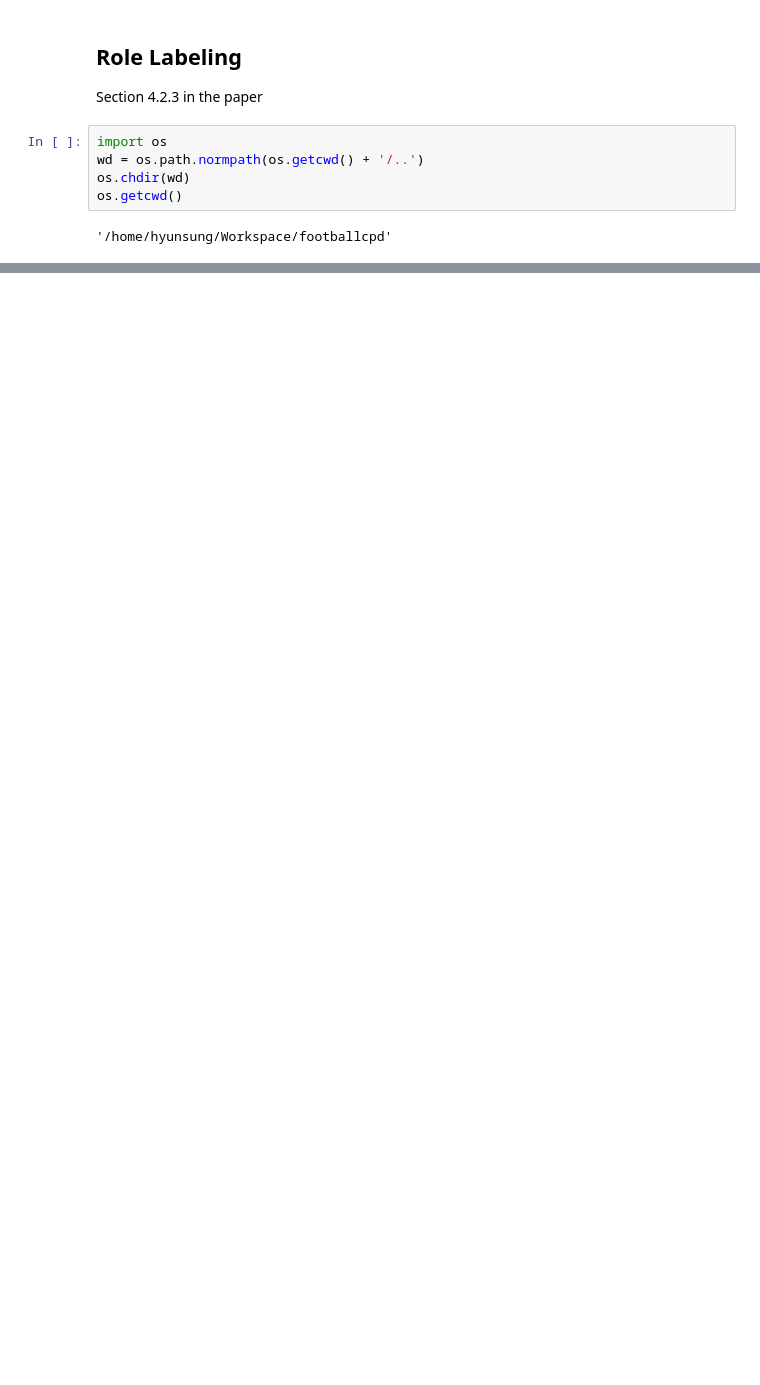
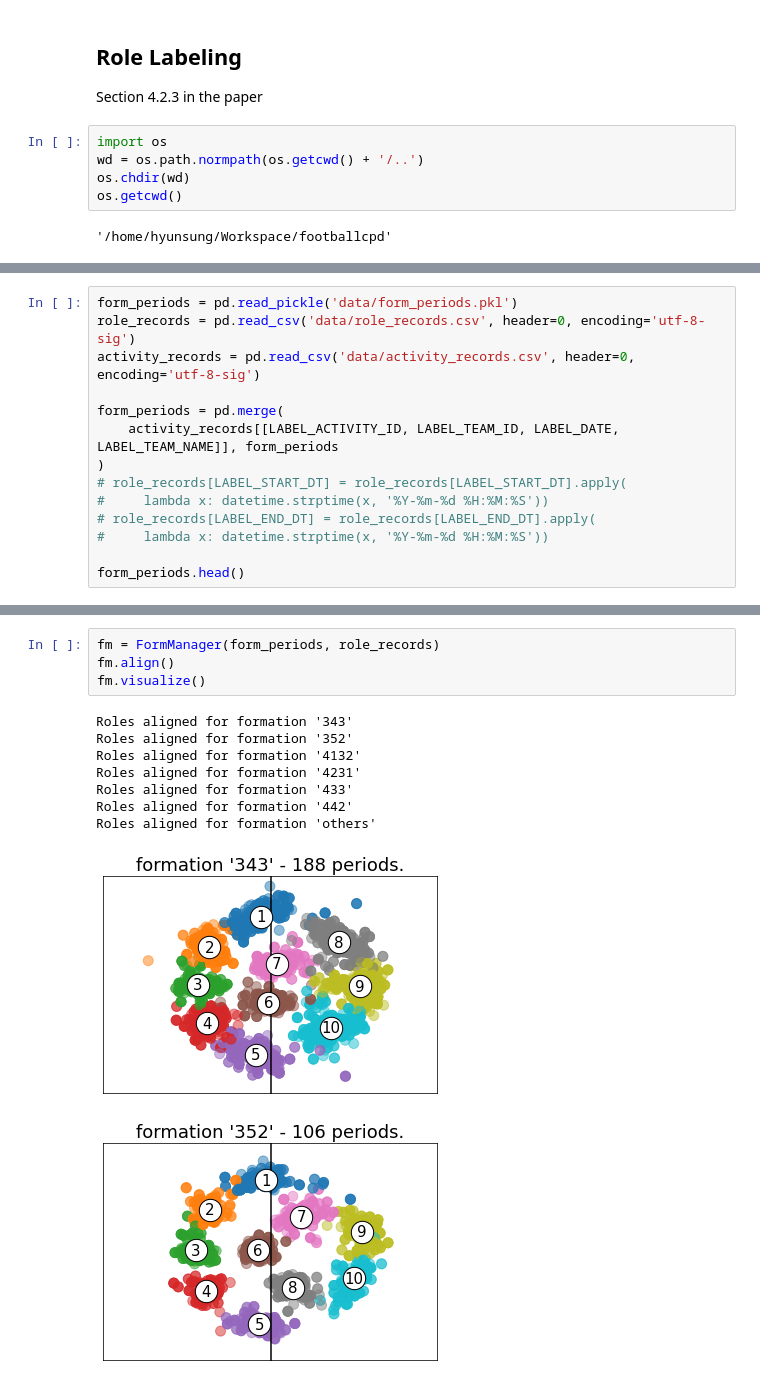
Before and after one commit to pientist/soccercpd, a Jupyter notebook: src/2_role_labeling.ipynb, the cells around one changed output, grey strips where cells are left out. Cells and saved outputs as stored; diff of their text form; blank space fills up the shorter version.

Commit message:
[feat] Create 2_role_labeling.ipynb

```diff
--- a/src/2_role_labeling.ipynb
+++ b/src/2_role_labeling.ipynb
@@ -30,0 +31,14 @@ plt.rcParams['font.size'] = 15
+# %%
+form_periods = pd.read_pickle('data/form_periods.pkl')
+role_records = pd.read_csv('data/role_records.csv', header=0, encoding='utf-8-sig')
+activity_records = pd.read_csv('data/activity_records.csv', header=0, encoding='utf-8-sig')
+
+form_periods = pd.merge(
+    activity_records[[LABEL_ACTIVITY_ID, LABEL_TEAM_ID, LABEL_DATE, LABEL_TEAM_NAME]], form_periods
+)
+# role_records[LABEL_START_DT] = role_records[LABEL_START_DT].apply(
+#     lambda x: datetime.strptime(x, '%Y-%m-%d %H:%M:%S'))
+# role_records[LABEL_END_DT] = role_records[LABEL_END_DT].apply(
+#     lambda x: datetime.strptime(x, '%Y-%m-%d %H:%M:%S'))
+
+form_periods.head()
@@ -30,0 +52,14 @@ plt.rcParams['font.size'] = 15
+# %%
+fm = FormManager(form_periods, role_records)
+fm.align()
+fm.visualize()
+# %% [output]
+Roles aligned for formation '343'
+Roles aligned for formation '352'
+Roles aligned for formation '4132'
+Roles aligned for formation '4231'
+Roles aligned for formation '433'
+Roles aligned for formation '442'
+Roles aligned for formation 'others'
+[figure, added]
+[figure, added]
```
Also changed, not shown: parts of 7 cells of this notebook, 3 other files.
